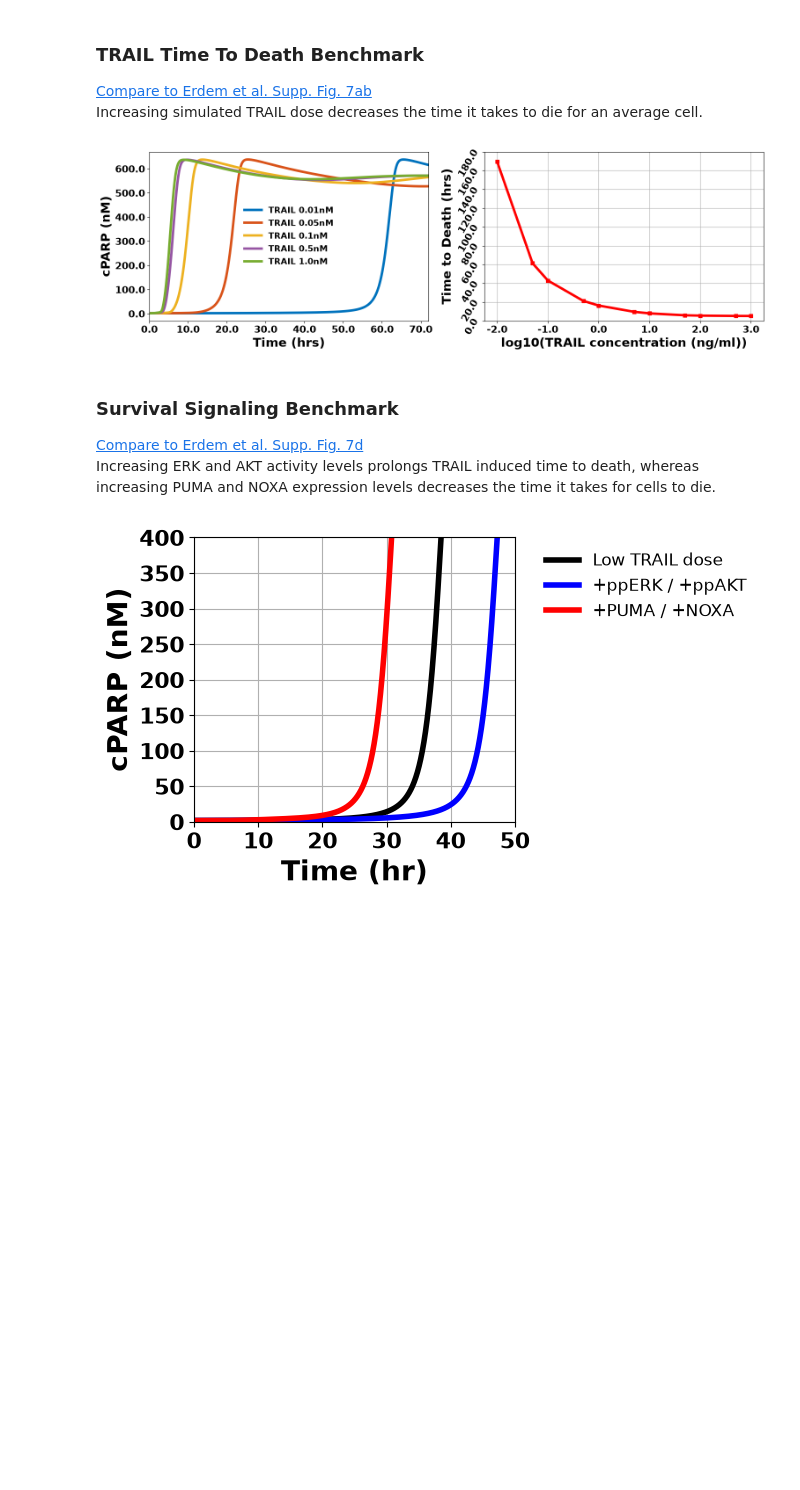
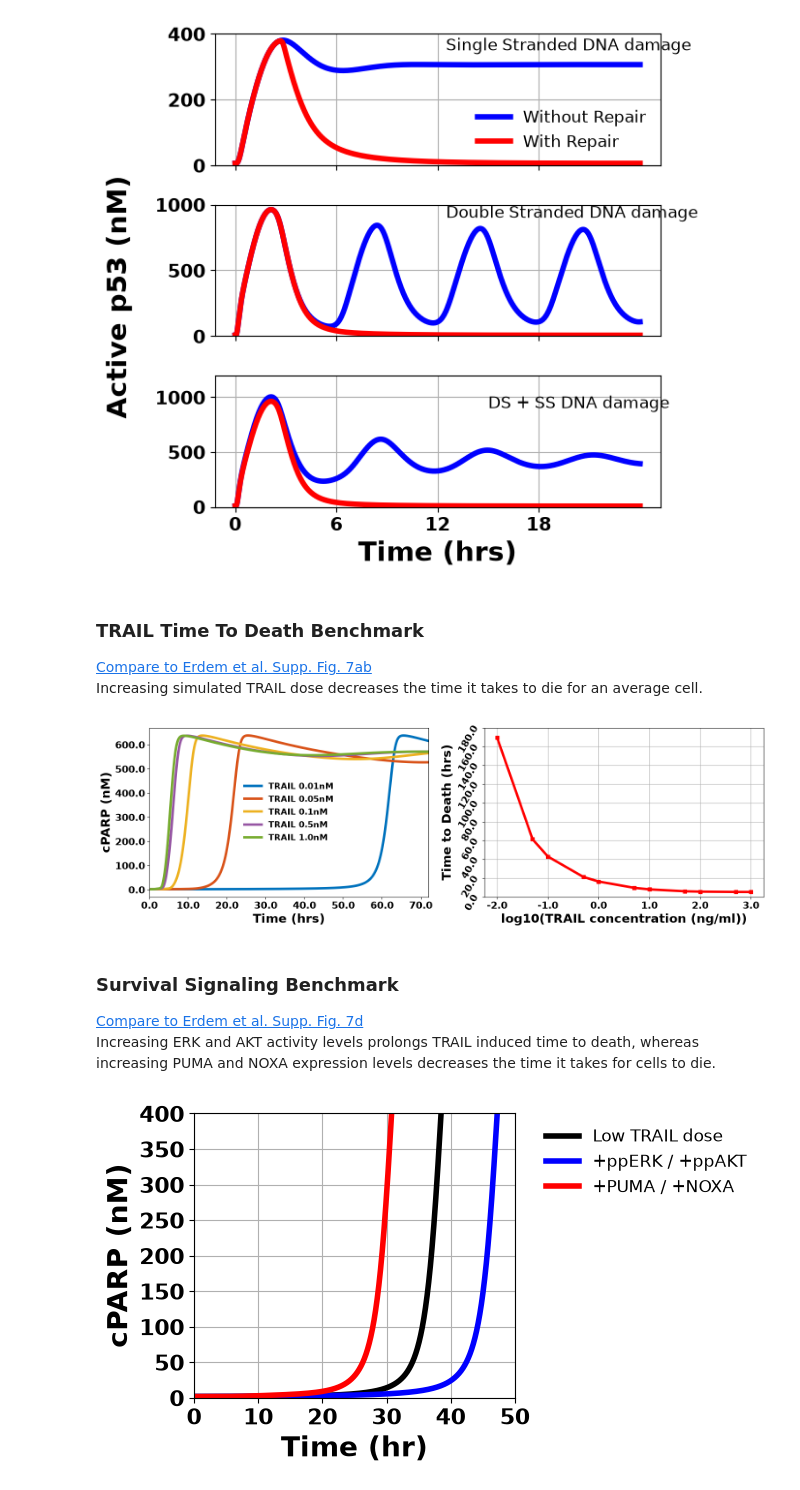
Before and after one commit to SPARCED/Version2, a Jupyter notebook: benchmarks/single_sbml/visualization/plot.ipynb, the cells around one changed output. Cells and saved outputs as stored; diff of their text form; code cells hidden in the pictures; blank space fills up the shorter version.

```diff
--- a/benchmarks/single_sbml/visualization/plot.ipynb
+++ b/benchmarks/single_sbml/visualization/plot.ipynb
@@ -49,3 +181,71 @@ def get_data_title():
+# %%
+with open(f'../DNA-repair/DNA-repair.pkl', 'rb') as f:
+    data = pickle.load(f)
+
+conds = list(data['DNA-repair'].keys())
+
+# Set up a 3x1 subplot grid
+fig, axs = plt.subplots(3, 1, figsize=(6, 6), sharex=True)
+
+# --- helper to style ticks ---
+def style_ticks(ax, axis="both"):
+    ax.tick_params(axis=axis, labelsize=14)
+    if axis in ["y", "both"]:
+        for label in ax.get_yticklabels():
+            label.set_fontweight("bold")
+    if axis in ["x", "both"]:
+        for label in ax.get_xticklabels():
+            label.set_fontweight("bold")
+
+# Plot single stranded break results
+axs[0].plot(data['DNA-repair'][conds[0]]['p53_active']['time']/3600,
+            data['DNA-repair'][conds[0]]['p53_active']['simulation'],
+            label='Without Repair', color='blue', linewidth=4)
+axs[0].plot(data['DNA-repair'][conds[1]]['p53_active']['time']/3600,
+            data['DNA-repair'][conds[1]]['p53_active']['simulation'],
+            label='With Repair', color='red', linewidth=4)
+axs[0].grid(True)
+axs[0].set_ylim(0, 400)
+axs[0].set_xticks(np.arange(0, 24, step=6))
+axs[0].legend(frameon=False)
+axs[0].text(12.50, 350.0, 'Single Stranded DNA damage', fontsize=12)
+style_ticks(axs[0])
+
+# Plot double stranded break results
+axs[1].plot(data['DNA-repair'][conds[2]]['p53_active']['time']/3600,
+            data['DNA-repair'][conds[2]]['p53_active']['simulation'],
+            label='Without Repair', color='blue', linewidth=4)
+axs[1].plot(data['DNA-repair'][conds[3]]['p53_active']['time']/3600,
+            data['DNA-repair'][conds[3]]['p53_active']['simulation'],
+            label='With Repair', color='red', linewidth=4)
+axs[1].grid(True)
+axs[1].set_xticks(np.arange(0, 24, step=6))
+axs[1].set_ylim(0, 1000)
+axs[1].text(12.50, 900.0, 'Double Stranded DNA damage', fontsize=12)
+style_ticks(axs[1])
+
+# Plot single- and double-stranded break results
+axs[2].plot(data['DNA-repair'][conds[4]]['p53_active']['time']/3600,
+            data['DNA-repair'][conds[4]]['p53_active']['simulation'],
+            label='Without Repair', color='blue', linewidth=4)
+axs[2].plot(data['DNA-repair'][conds[5]]['p53_active']['time']/3600,
+            data['DNA-repair'][conds[5]]['p53_active']['simulation'],
+            label='With Repair', color='red', linewidth=4)
+axs[2].grid(True)
+axs[2].set_ylim(0, 1200)
+axs[2].text(15.0, 900.0, 'DS + SS DNA damage', fontsize=12)
+axs[2].set_xlabel('Time (hrs)', weight='bold', fontsize=20)
+style_ticks(axs[2], axis="both")
+
+# Set the y-axis label (shared)
+fig.text(-0.05, 0.5, 'Active p53 (nM)', va='center',
+         rotation='vertical', weight='bold', fontsize=20)
+
+plt.tight_layout()
+plt.savefig(f'./DNA-repair.png', dpi=300, bbox_inches='tight')
+plt.show()
+# %% [output]
+[figure, added]
 # %% [markdown]
 ### TRAIL Time To Death Benchmark
 [Compare to Erdem et al. Supp. Fig. 7ab](https://www.nature.com/articles/s41467-022-31138-1#MOESM1)\
```
Also changed, not shown: parts of 10 cells of this notebook, 14 other files.
